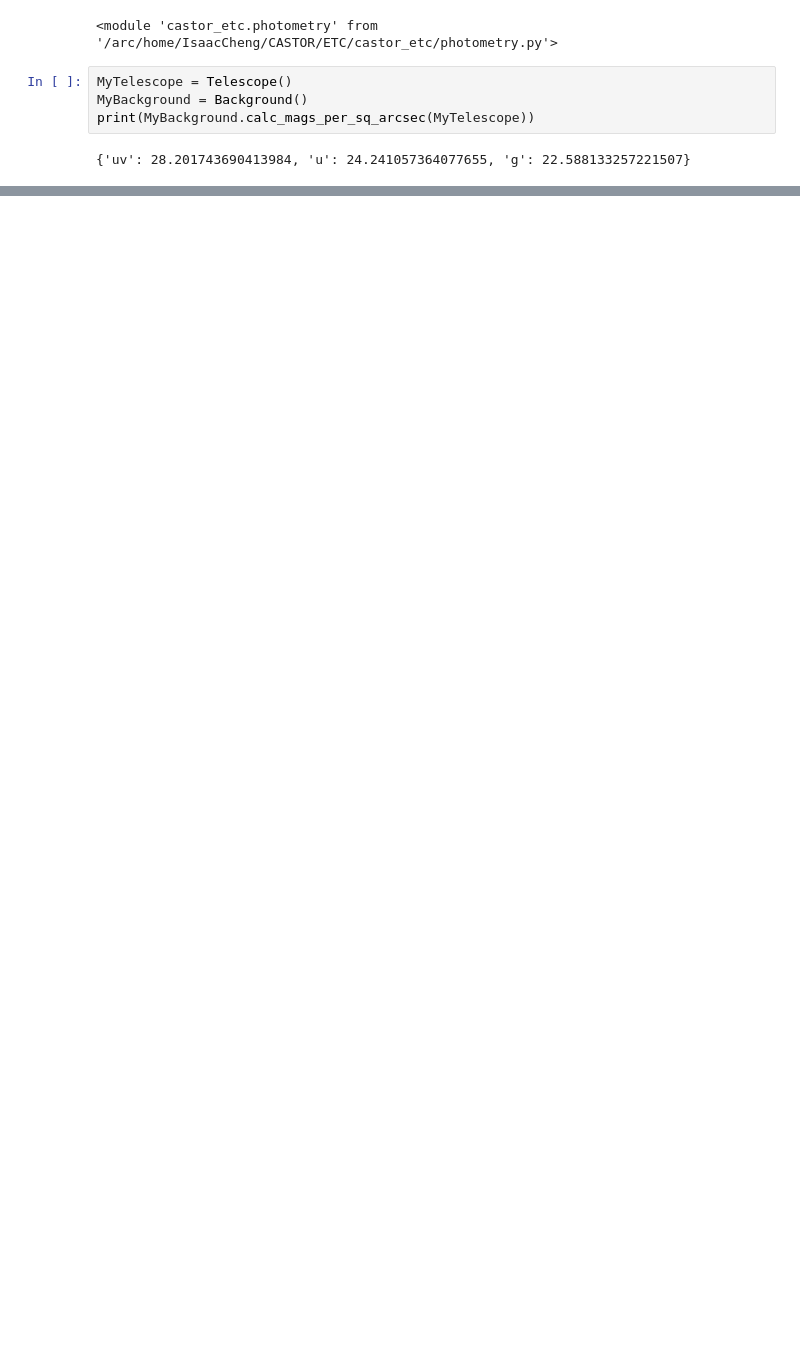
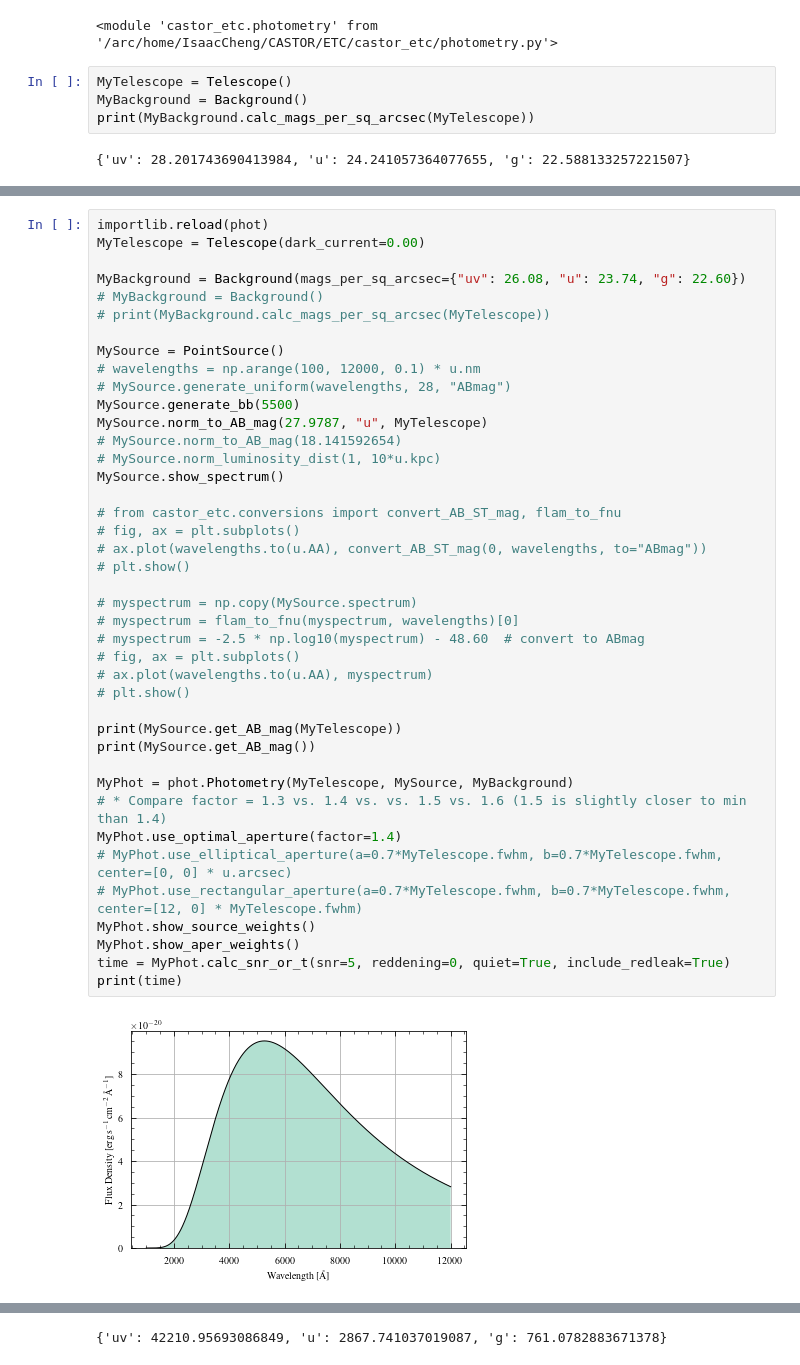
Before and after one commit to CASTOR-telescope/ETC, a Jupyter notebook: notebooks/galaxy_demo copy.ipynb, the cells around one changed output, grey strips where cells are left out. Saved outputs shown, nothing was run; the diff lists cells and outputs as text; blank space fills up the shorter version.

```diff
--- a/notebooks/galaxy_demo copy.ipynb
+++ b/notebooks/galaxy_demo copy.ipynb
@@ -59,0 +81,43 @@ print(time)
+# %%
+importlib.reload(phot)
+MyTelescope = Telescope(dark_current=0.00)
+
+MyBackground = Background(mags_per_sq_arcsec={"uv": 26.08, "u": 23.74, "g": 22.60})
+# MyBackground = Background()
+# print(MyBackground.calc_mags_per_sq_arcsec(MyTelescope))
+
+MySource = PointSource()
+# wavelengths = np.arange(100, 12000, 0.1) * u.nm
+# MySource.generate_uniform(wavelengths, 28, "ABmag")
+MySource.generate_bb(5500)
+MySource.norm_to_AB_mag(27.9787, "u", MyTelescope)
+# MySource.norm_to_AB_mag(18.141592654)
+# MySource.norm_luminosity_dist(1, 10*u.kpc)
+MySource.show_spectrum()
+
+# from castor_etc.conversions import convert_AB_ST_mag, flam_to_fnu
+# fig, ax = plt.subplots()
+# ax.plot(wavelengths.to(u.AA), convert_AB_ST_mag(0, wavelengths, to="ABmag"))
+# plt.show()
+
+# myspectrum = np.copy(MySource.spectrum)
+# myspectrum = flam_to_fnu(myspectrum, wavelengths)[0]
+# myspectrum = -2.5 * np.log10(myspectrum) - 48.60  # convert to ABmag
+# fig, ax = plt.subplots()
+# ax.plot(wavelengths.to(u.AA), myspectrum)
+# plt.show()
+
+print(MySource.get_AB_mag(MyTelescope))
+print(MySource.get_AB_mag())
+
+MyPhot = phot.Photometry(MyTelescope, MySource, MyBackground)
+# * Compare factor = 1.3 vs. 1.4 vs. vs. 1.5 vs. 1.6 (1.5 is slightly closer to min than 1.4)
+MyPhot.use_optimal_aperture(factor=1.4)
+# MyPhot.use_elliptical_aperture(a=0.7*MyTelescope.fwhm, b=0.7*MyTelescope.fwhm, center=[0, 0] * u.arcsec)
+# MyPhot.use_rectangular_aperture(a=0.7*MyTelescope.fwhm, b=0.7*MyTelescope.fwhm, center=[12, 0] * MyTelescope.fwhm)
+MyPhot.show_source_weights()
+MyPhot.show_aper_weights()
+time = MyPhot.calc_snr_or_t(snr=5, reddening=0, quiet=True, include_redleak=True)
+print(time)
+# %% [output]
+[figure, added]
@@ -60,3 +132,4 @@ print(time)
+{'uv': 42210.95693086849, 'u': 2867.741037019087, 'g': 761.0782883671378}
 # %%
 importlib.reload(phot)
 # %matplotlib widget
```
Also changed, not shown: parts of 10 cells of this notebook.
